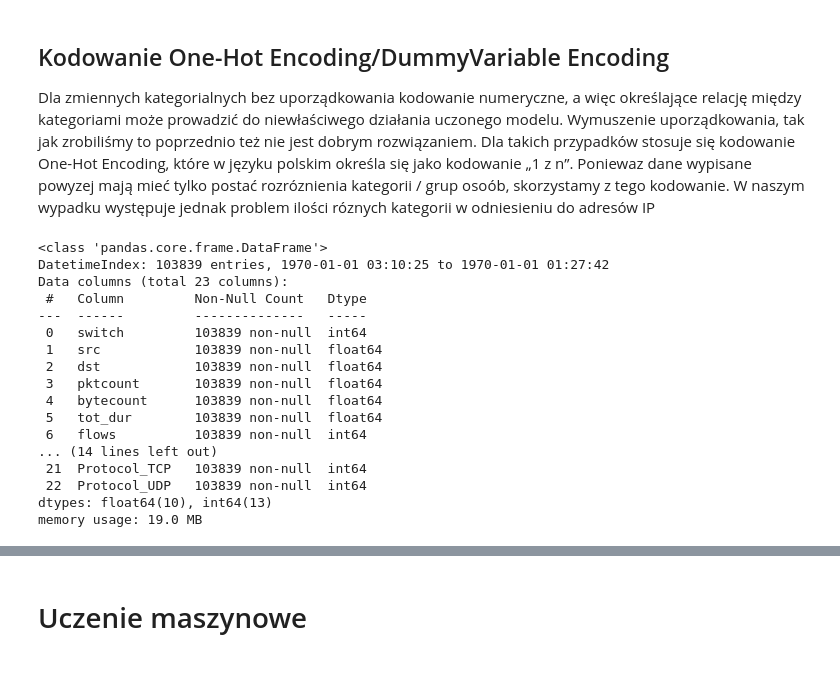
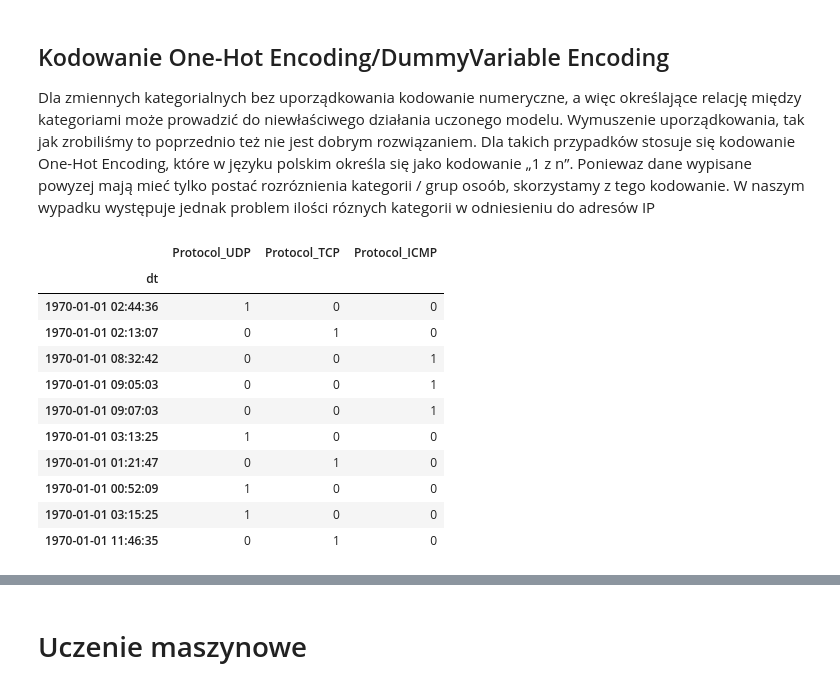
Before and after one commit to wiktorDeka/WykrywanieAnomalii, a Jupyter notebook: KNN.ipynb, the cells around one changed output, grey strips where cells are left out. Saved outputs shown, nothing was run; the diff lists cells and outputs as text; code cells hidden in the pictures.

```diff
--- a/KNN.ipynb
+++ b/KNN.ipynb
@@ -161,28 +189,23 @@ Dla zmiennych kategorialnych bez uporządkowania kodowanie numeryczne, a więc o
 # %%
 if 'Protocol' in counters:
   usecols = ['Protocol']
   df = counters[usecols]
   # df = df.fillna(value='missing')
   encoded_columns = pd.get_dummies(df, drop_first=False, dtype=int)
   counters = pd.concat([counters, encoded_columns], axis=1)
   counters.drop(columns=usecols, inplace=True)
 
-counters.info()
+counters[['Protocol_UDP', 'Protocol_TCP', 'Protocol_ICMP']].sample(n=10)
 # %% [output]
-<class 'pandas.core.frame.DataFrame'>
-DatetimeIndex: 103839 entries, 1970-01-01 03:10:25 to 1970-01-01 01:27:42
-Data columns (total 23 columns):
- #   Column         Non-Null Count   Dtype
----  ------         --------------   -----
- 0   switch         103839 non-null  int64
- 1   src            103839 non-null  float64
- 2   dst            103839 non-null  float64
- 3   pktcount       103839 non-null  float64
- 4   bytecount      103839 non-null  float64
- 5   tot_dur        103839 non-null  float64
- 6   flows          103839 non-null  int64
-... (14 lines left out)
- 21  Protocol_TCP   103839 non-null  int64
- 22  Protocol_UDP   103839 non-null  int64
-dtypes: float64(10), int64(13)
-memory usage: 19.0 MB
+|  | Protocol_UDP | Protocol_TCP | Protocol_ICMP |
+| dt |  |  |  |
+| 1970-01-01 02:44:36 | 1 | 0 | 0 |
+| 1970-01-01 02:13:07 | 0 | 1 | 0 |
+| 1970-01-01 08:32:42 | 0 | 0 | 1 |
+| 1970-01-01 09:05:03 | 0 | 0 | 1 |
+| 1970-01-01 09:07:03 | 0 | 0 | 1 |
+| 1970-01-01 03:13:25 | 1 | 0 | 0 |
+| 1970-01-01 01:21:47 | 0 | 1 | 0 |
+| 1970-01-01 00:52:09 | 1 | 0 | 0 |
+| 1970-01-01 03:15:25 | 1 | 0 | 0 |
+| 1970-01-01 11:46:35 | 0 | 1 | 0 |
```
Also changed, not shown: parts of 14 cells of this notebook.
